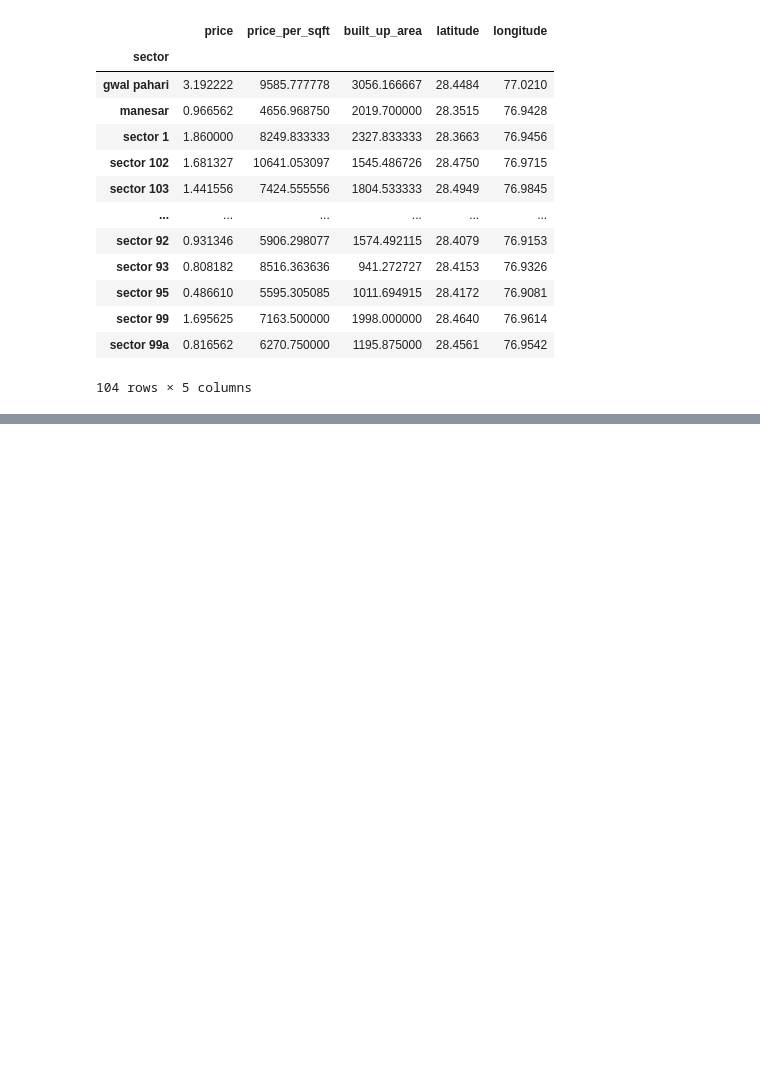
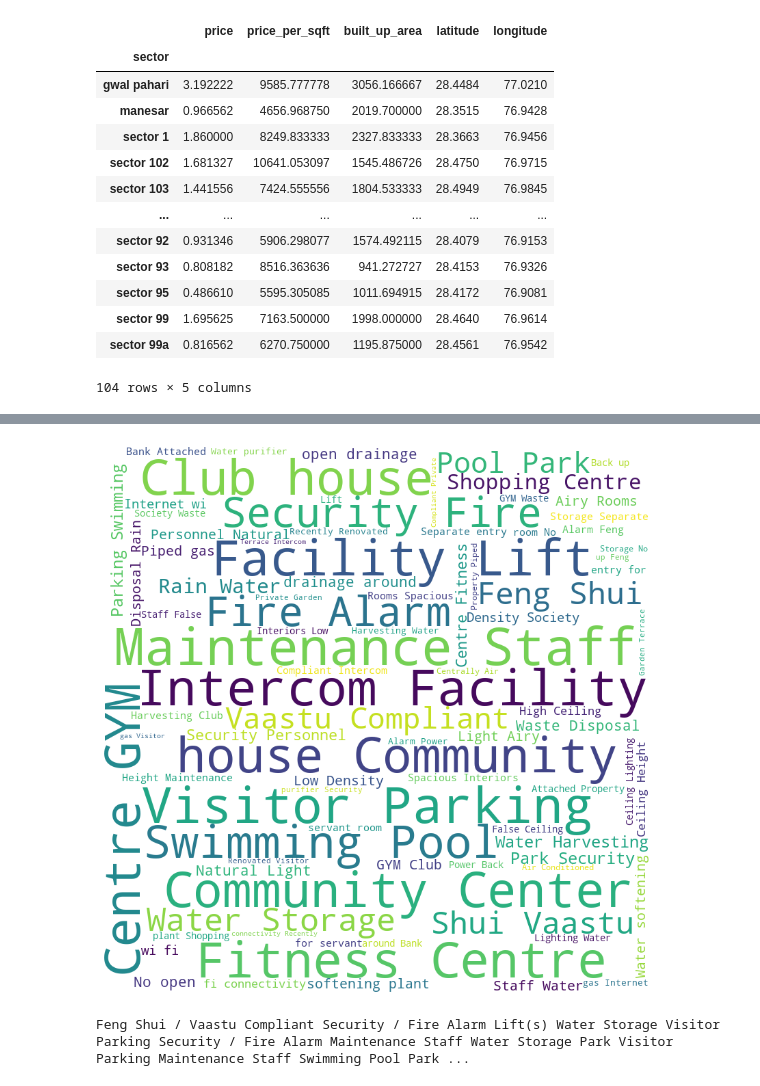
Before and after one commit to Sovith07/Spatial_rental_analysis, a Jupyter notebook: app/visualization.ipynb, the cells around one changed output, grey strips where cells are left out. Drawn from its saved outputs; the diff is of its cells as text; code cells hidden in the pictures; blank space fills up the shorter version.

```diff
--- a/app/visualization.ipynb
+++ b/app/visualization.ipynb
@@ -70,0 +152,27 @@ new_df.to_csv('data_viz1.csv',index=False)
+# %%
+from wordcloud import WordCloud
+def wordcloud_bysector(sector):
+   import ast
+   main = []
+   for item in wordcloud_df[(wordcloud_df['features'].notna() ) & (wordcloud_df['sector']==sector)]['features'].dropna().apply(ast.literal_eval):
+     main.extend(item)
+
+   feature_text = ' '.join(main)
+   plt.rcParams["font.family"] = "Arial"
+
+   wordcloud = WordCloud(width = 800, height = 800,
+                      background_color ='white',
+                      stopwords = set(['s']),  # Any stopwords you'd like to exclude
+                      min_font_size = 10).generate(feature_text)
+
+   plt.figure(figsize = (8, 8), facecolor = None)
+   plt.imshow(wordcloud, interpolation='bilinear')
+   plt.axis("off")
+   plt.tight_layout(pad = 0)
+   plt.show()
+   #print(feature_text)
+
+wordcloud_bysector('sector 79')
+# %% [output]
+[figure, added]
+Feng Shui / Vaastu Compliant Security / Fire Alarm Lift(s) Water Storage Visitor Parking Security / Fire Alarm Maintenance Staff Water Storage Park Visitor Parking Maintenance Staff Swimming Pool Park ...
```
Also changed, not shown: parts of 17 cells of this notebook, 4 other files.
